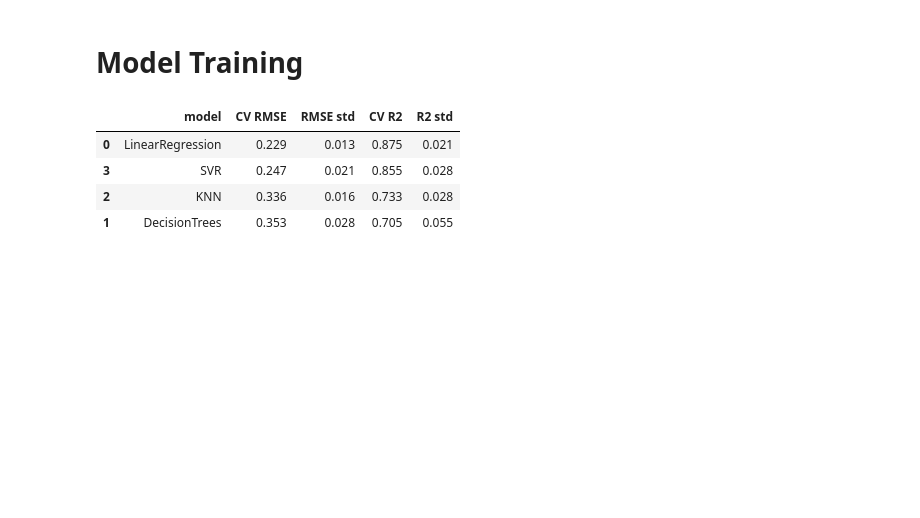
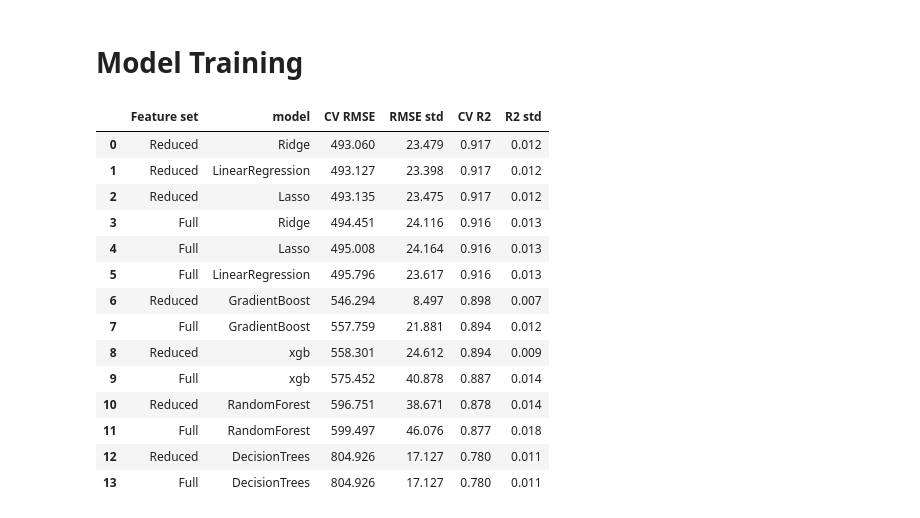
Before and after one commit to Amila-codes/housing-affordability-fi, a Jupyter notebook: notebooks/Capstone.ipynb, the cells around one changed output. Drawn from its saved outputs; the diff is of its cells as text; code cells hidden in the pictures; blank space fills up the shorter version.

Commit message:
Hyper parameter tuining, model testing

```diff
--- a/notebooks/Capstone.ipynb
+++ b/notebooks/Capstone.ipynb
@@ -1528,11 +1645,12 @@ categoric_processor = Pipeline(
 )
 
 # Create preprocessor
-preprocess = ColumnTransformer([
+preprocess_1 = ColumnTransformer([
   ("numerical", numeric_processor, final_num_cols),
   ("categorical", categoric_processor, final_cat_cols)
 ])
 
-# Combine feature engineering and columntransformer
-preprocessor = Pipeline([("fe1", feature_engineer_1), ("fe2", feature_engineer_2), ("prep", preprocess)])
-preprocessor
+preprocess_2 = ColumnTransformer([
+  ('numerical', numeric_processor, reduced_feature_cols),
+  ('categorical', categoric_processor, final_cat_cols)
+])
@@ -1568,39 +1657,79 @@ log_y_test = log_target(y_test)
 # %% [markdown]
 # Model Training
 # %%
-def reg_pipeline(model):
-    return Pipeline([("prep", preprocessor), ("model", model)])
+def reg_pipeline(model, select_fe=False):
+        steps=[
+            ('fe1', feature_engineer_1), ('fe2', feature_engineer_2)
+        ]
 
+        if select_fe:
+            steps.extend([('select_features', select_features_3), ('prep_2', preprocess_2), ('model', model)])
+
+        else:
+             steps.extend([('prep_1', preprocess_1), ('model', model)])
+
+        return Pipeline(steps)
 
 regressors = {
     "LinearRegression": LinearRegression(),
-    "DecisionTrees":     DecisionTreeRegressor(max_depth=3),
-    "KNN": KNeighborsRegressor(n_neighbors=3),
-    "SVR": SVR(C=1.0)
+    "Ridge": Ridge(alpha=1.0),
+    "Lasso": Lasso(alpha=0.1, max_iter=10000),
+    "DecisionTrees": DecisionTreeRegressor(max_depth=3, min_samples_split=10),
+    "RandomForest": RandomForestRegressor(n_estimators=100, max_depth=10),
+    "GradientBoost": GradientBoostingRegressor(n_estimators=100, learning_rate=0.1, max_depth=3),
+    "xgb": xgb.XGBRegressor(n_estimators=100, max_depth=6, learning_rate=0.1)
 }
 
 # Group by postal code
 groups = train_data["postal_code"]
 gcv = GroupKFold(n_splits=5)
 
 scoring = {"rmse": "neg_root_mean_squared_error", "r2": "r2"}
 
 rows = []
-for name, model in regressors.items():
-    res = cross_validate(reg_pipeline(model), X_train, log_y_train, groups=groups, cv=gcv, scoring=scoring)
-    rows.append({
-        "model": name,
-        "CV RMSE": -res["test_rmse"].mean(),
-        "RMSE std": res["test_rmse"].std(),
-        "CV R2": res["test_r2"].mean(),
-        "R2 std": res["test_r2"].std(),
-    })
 
-reg_cv = pd.DataFrame(rows).sort_values("CV RMSE")
+for feature_set, select_fe in [("Reduced", True), ("Full", False)]:
+    for name, model in regressors.items():
+        res = cross_validate(
+            reg_pipeline(model, select_fe=select_fe),
+            X_train,
+            y_train,
+            groups=groups,
+            cv=gcv,
+            scoring=scoring
+        )
+
+        rmse = -res["test_rmse"]
+
+        rows.append({
+            "Feature set": feature_set,
+            "model": name,
+            "CV RMSE": rmse.mean(),
+            "RMSE std": rmse.std(),
+            "CV R2": res["test_r2"].mean(),
+            "R2 std": res["test_r2"].std(),
+        })
+
+reg_cv = (
+    pd.DataFrame(rows)
+    .sort_values("CV RMSE")
+    .reset_index(drop=True)
+)
+
 reg_cv.round(3)
 # %% [output]
-|  | model | CV RMSE | RMSE std | CV R2 | R2 std |
-| 0 | LinearRegression | 0.229 | 0.013 | 0.875 | 0.021 |
-| 3 | SVR | 0.247 | 0.021 | 0.855 | 0.028 |
-| 2 | KNN | 0.336 | 0.016 | 0.733 | 0.028 |
-| 1 | DecisionTrees | 0.353 | 0.028 | 0.705 | 0.055 |
+|  | Feature set | model | CV RMSE | RMSE std | CV R2 | R2 std |
+| 0 | Reduced | Ridge | 493.060 | 23.479 | 0.917 | 0.012 |
+| 1 | Reduced | LinearRegression | 493.127 | 23.398 | 0.917 | 0.012 |
+| 2 | Reduced | Lasso | 493.135 | 23.475 | 0.917 | 0.012 |
+| 3 | Full | Ridge | 494.451 | 24.116 | 0.916 | 0.013 |
+| 4 | Full | Lasso | 495.008 | 24.164 | 0.916 | 0.013 |
+| 5 | Full | LinearRegression | 495.796 | 23.617 | 0.916 | 0.013 |
+| 6 | Reduced | GradientBoost | 546.294 | 8.497 | 0.898 | 0.007 |
+| 7 | Full | GradientBoost | 557.759 | 21.881 | 0.894 | 0.012 |
+| 8 | Reduced | xgb | 558.301 | 24.612 | 0.894 | 0.009 |
+| 9 | Full | xgb | 575.452 | 40.878 | 0.887 | 0.014 |
+| 10 | Reduced | RandomForest | 596.751 | 38.671 | 0.878 | 0.014 |
+| 11 | Full | RandomForest | 599.497 | 46.076 | 0.877 | 0.018 |
+| 12 | Reduced | DecisionTrees | 804.926 | 17.127 | 0.780 | 0.011 |
+| 13 | Full | DecisionTrees | 804.926 | 17.127 | 0.780 | 0.011 |
```
Also changed, not shown: parts of 24 cells of this notebook.
